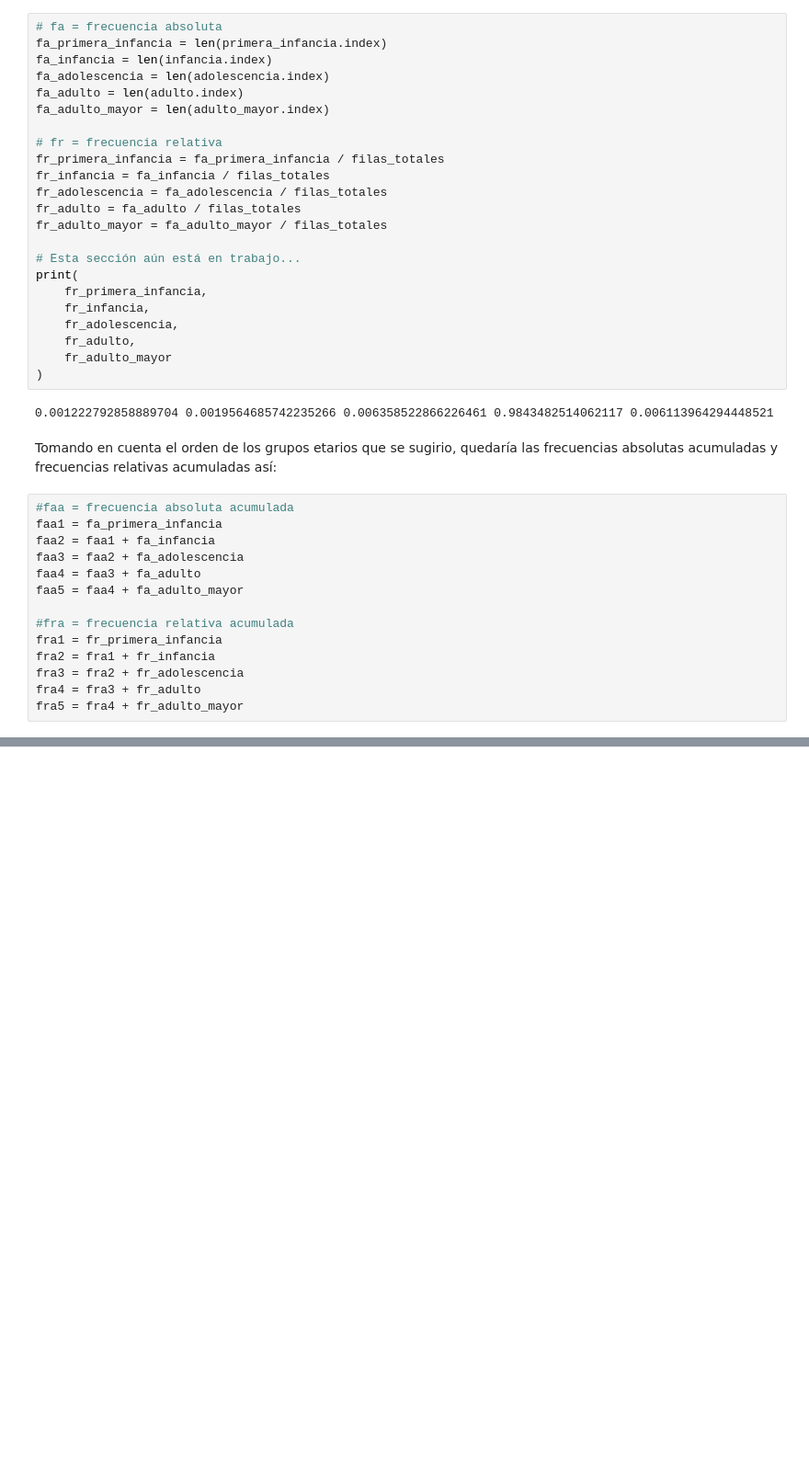
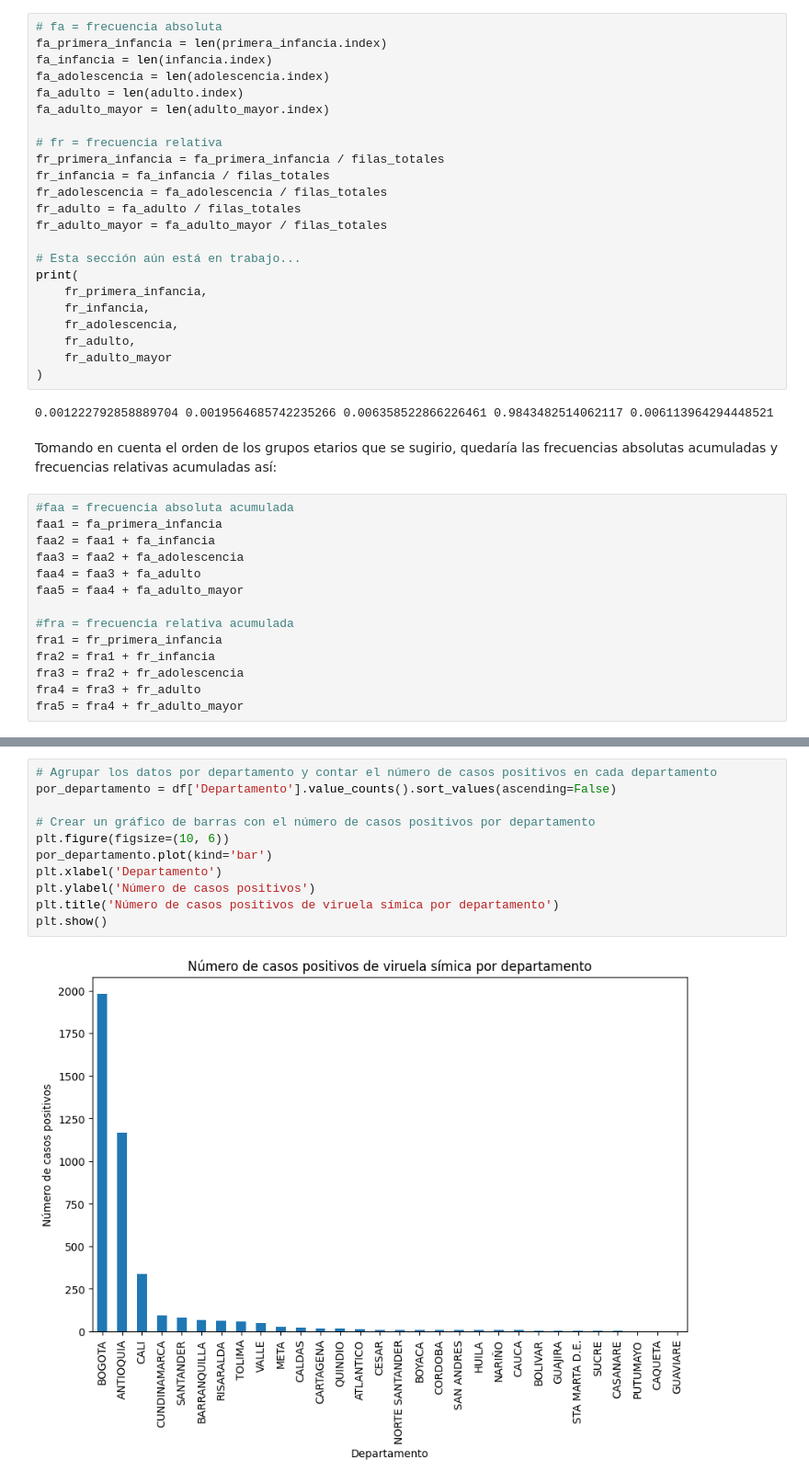
Before and after one commit to Karenmezz/Estadistica, a Jupyter notebook: Estadistica J1/Entregable.ipynb, the cells around one changed output, grey strips where cells are left out. Shown at 92% size. Drawn from its saved outputs; the diff is of its cells as text; blank space fills up the shorter version.

```diff
--- a/Estadistica J1/Entregable.ipynb
+++ b/Estadistica J1/Entregable.ipynb
@@ -137,0 +173,13 @@ fra5 = fra4 + fr_adulto_mayor
+# %%
+# Agrupar los datos por departamento y contar el número de casos positivos en cada departamento
+por_departamento = df['Departamento'].value_counts().sort_values(ascending=False)
+
+# Crear un gráfico de barras con el número de casos positivos por departamento
+plt.figure(figsize=(10, 6))
+por_departamento.plot(kind='bar')
+plt.xlabel('Departamento')
+plt.ylabel('Número de casos positivos')
+plt.title('Número de casos positivos de viruela símica por departamento')
+plt.show()
+# %% [output]
+[figure, added]
```
Also changed, not shown: parts of 10 cells of this notebook, 1 other file.
